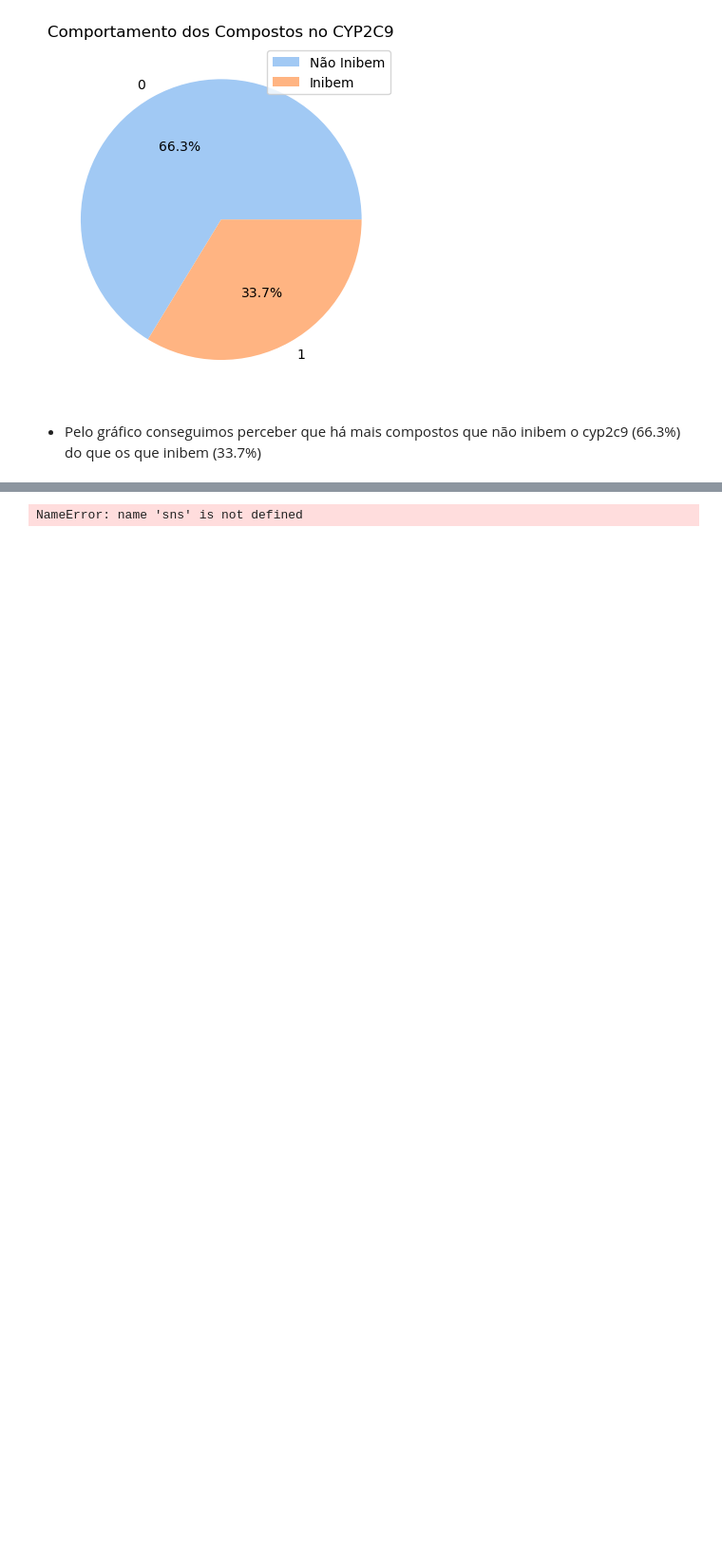
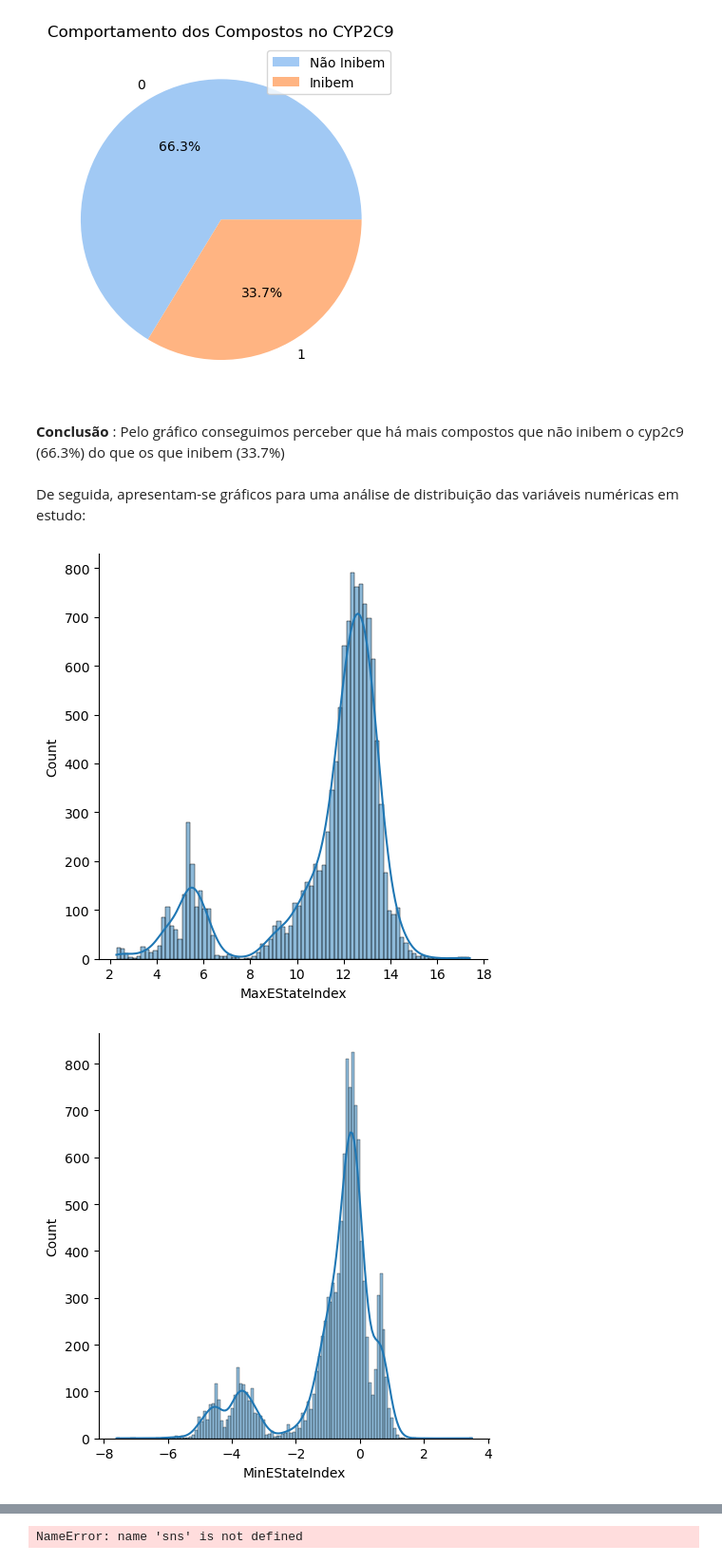
Before and after one commit to BrunoAGSa/Extra-o_Work, a Jupyter notebook: Trabalho parte 2/cyp2c9/trabalho 2.ipynb, the cells around one changed output, grey strips where cells are left out. Shown at 95% size. Saved outputs shown, nothing was run; the diff lists cells and outputs as text; code cells hidden in the pictures; blank space fills up the shorter version.

```diff
--- a/Trabalho parte 2/cyp2c9/trabalho 2.ipynb
+++ b/Trabalho parte 2/cyp2c9/trabalho 2.ipynb
@@ -415,4 +398,13 @@ plt.show()
 # %% [output]
 [figure]
 # %% [markdown]
-- Pelo gráfico conseguimos perceber que há mais compostos que não inibem o cyp2c9 (66.3%) do que os que inibem (33.7%)
+**Conclusão** : Pelo gráfico conseguimos perceber que há mais compostos que não inibem o cyp2c9 (66.3%) do que os que inibem (33.7%)
+# %% [markdown]
+De seguida, apresentam-se gráficos para uma análise de distribuição das variáveis numéricas em estudo:
+# %%
+for col in df.select_dtypes(include=np.number).columns[2:11]:
+    sns.displot(df[col], kde=True)
+    plt.show()
+# %% [output]
+[figure, added]
+[figure, added]
```
Also changed, not shown: parts of 38 cells of this notebook.
